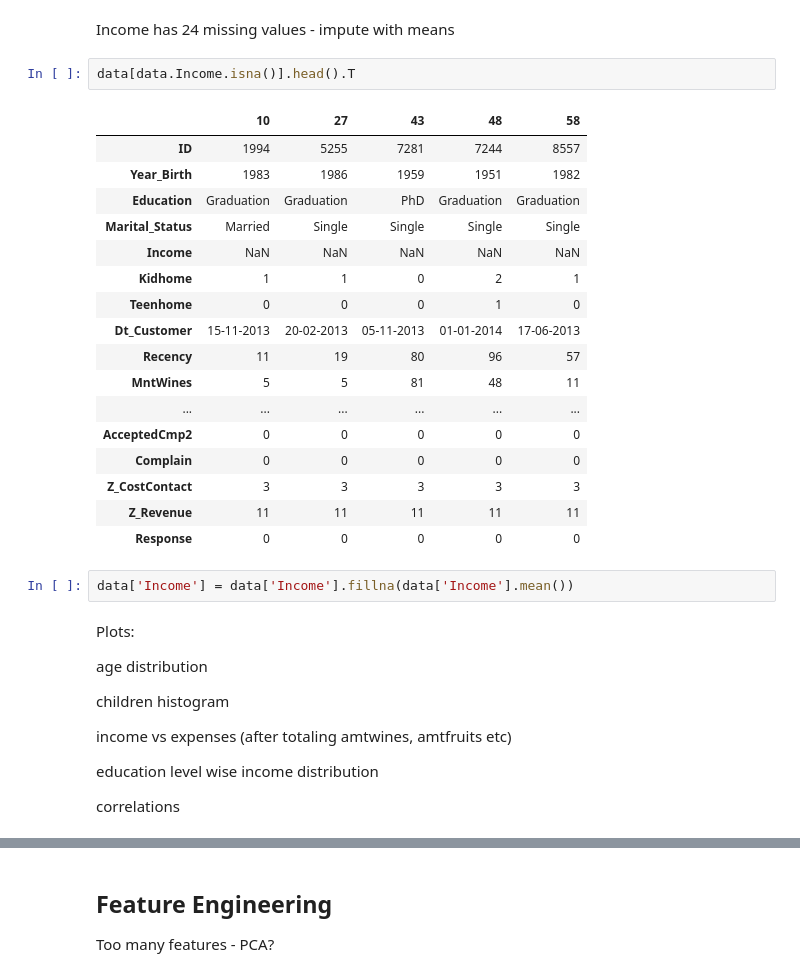
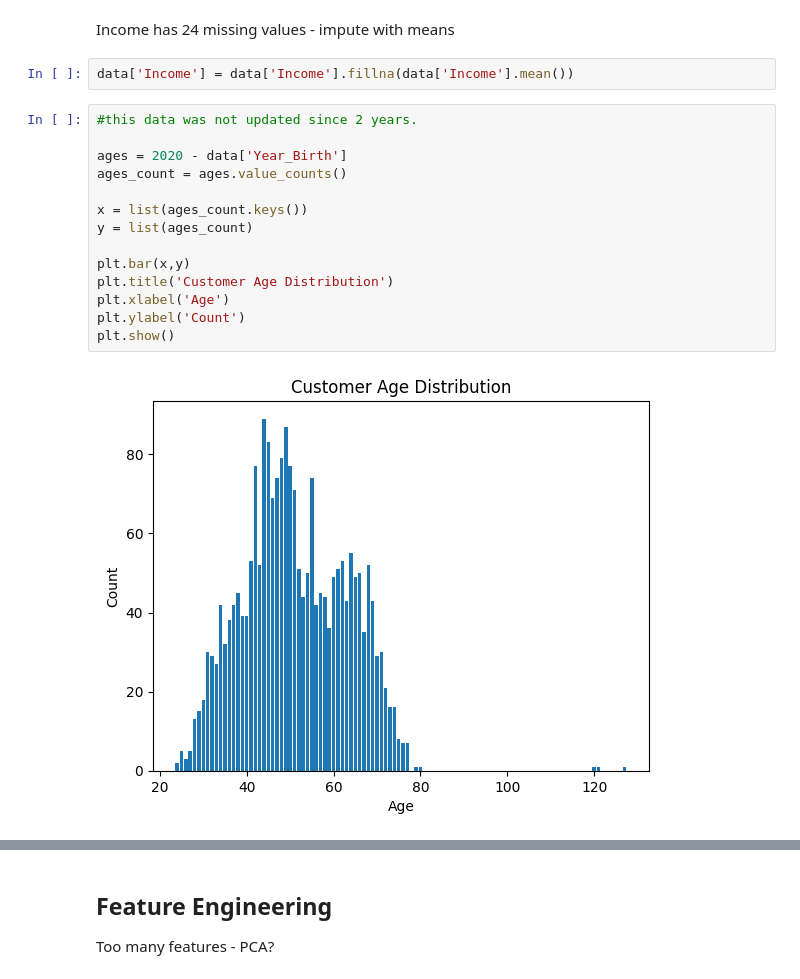
Before and after one commit to akshi-saxena/customer-segmentation, a Jupyter notebook: DMT_Project_Customer_Segmentation.ipynb, the cells around one changed output, grey strips where cells are left out. Cells and saved outputs as stored; diff of their text form.

```diff
--- a/DMT_Project_Customer_Segmentation.ipynb
+++ b/DMT_Project_Customer_Segmentation.ipynb
@@ -138,38 +138,21 @@ Response                0
 dtype: int64
 # %% [markdown]
 Income has 24 missing values - impute with means
-# %%
-data[data.Income.isna()].head().T
-# %% [output]
-|  | 10 | 27 | 43 | 48 | 58 |
-| ID | 1994 | 5255 | 7281 | 7244 | 8557 |
-| Year_Birth | 1983 | 1986 | 1959 | 1951 | 1982 |
-| Education | Graduation | Graduation | PhD | Graduation | Graduation |
-| Marital_Status | Married | Single | Single | Single | Single |
-| Income | NaN | NaN | NaN | NaN | NaN |
-| Kidhome | 1 | 1 | 0 | 2 | 1 |
-| Teenhome | 0 | 0 | 0 | 1 | 0 |
-| Dt_Customer | 15-11-2013 | 20-02-2013 | 05-11-2013 | 01-01-2014 | 17-06-2013 |
-| Recency | 11 | 19 | 80 | 96 | 57 |
-| MntWines | 5 | 5 | 81 | 48 | 11 |
-| ... | ... | ... | ... | ... | ... |
-| AcceptedCmp2 | 0 | 0 | 0 | 0 | 0 |
-| Complain | 0 | 0 | 0 | 0 | 0 |
-| Z_CostContact | 3 | 3 | 3 | 3 | 3 |
-| Z_Revenue | 11 | 11 | 11 | 11 | 11 |
-| Response | 0 | 0 | 0 | 0 | 0 |
 # %%
 data['Income'] = data['Income'].fillna(data['Income'].mean())
-# %% [markdown]
-Plots:
-
-age distribution
-
-children histogram
-
-
-income vs expenses (after totaling amtwines, amtfruits etc)
-
-education level wise income distribution
-
-correlations
+# %%
+#this data was not updated since 2 years.
+
+ages = 2020 - data['Year_Birth']
+ages_count = ages.value_counts()
+
+x = list(ages_count.keys())
+y = list(ages_count)
+
+plt.bar(x,y)
+plt.title('Customer Age Distribution')
+plt.xlabel('Age')
+plt.ylabel('Count')
+plt.show()
+# %% [output]
+[figure, added]
```
Also changed, not shown: parts of 7 cells of this notebook.
